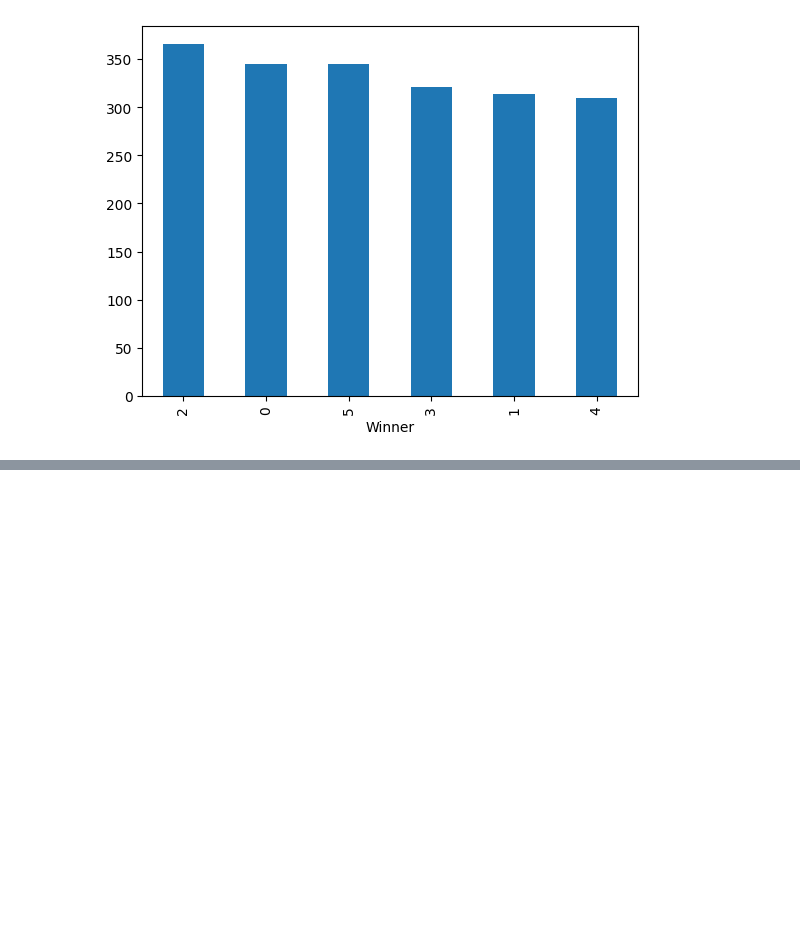
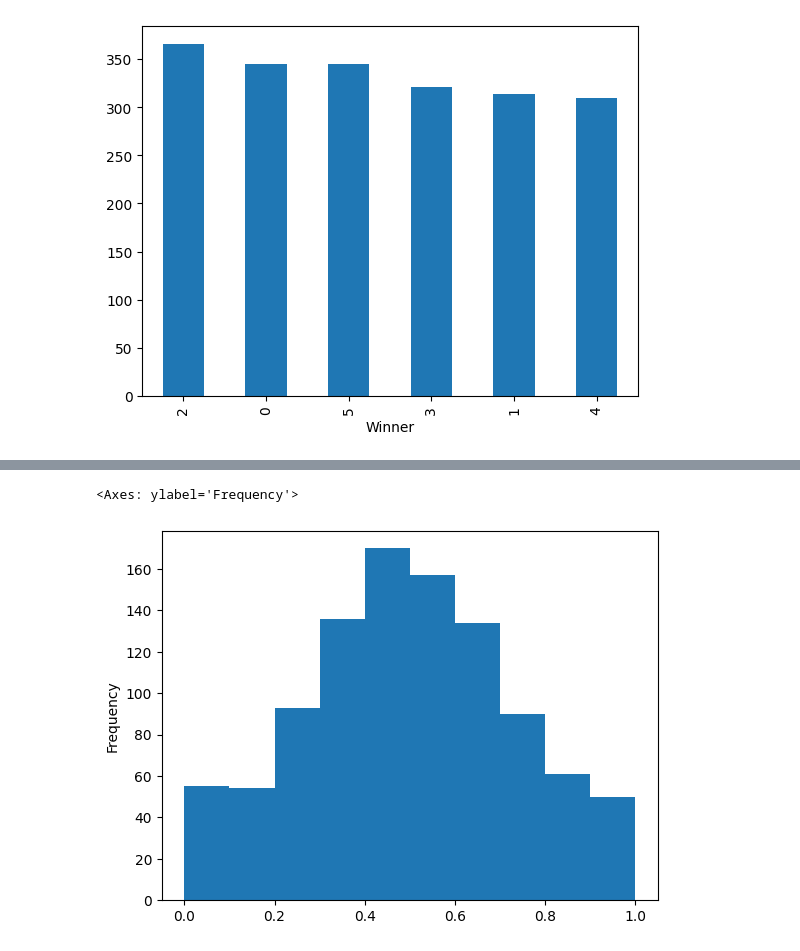
Before and after one commit to mr55p-dev/greyhound-guesser, a Jupyter notebook: eda/feature-selection.ipynb, the cells around one changed output, grey strips where cells are left out. Cells and saved outputs as stored; diff of their text form; code cells hidden in the pictures; blank space fills up the shorter version.

```diff
--- a/eda/feature-selection.ipynb
+++ b/eda/feature-selection.ipynb
@@ -177,0 +197,5 @@ races["Winner"].value_counts().plot.bar()
+# %%
+pd.Series(np.random.normal(loc=0.5, scale=0.25, size=(1000)).clip(0, 1)).plot.hist()
+# %% [output]
+<Axes: ylabel='Frequency'>
+[figure, added]
```
Also changed, not shown: parts of 4 cells of this notebook, 5 other files.
